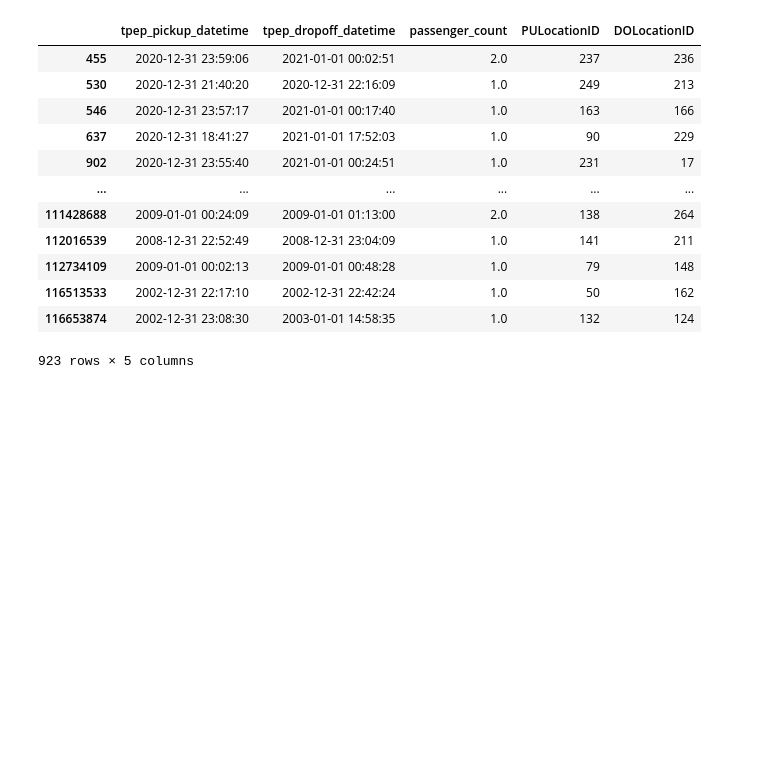
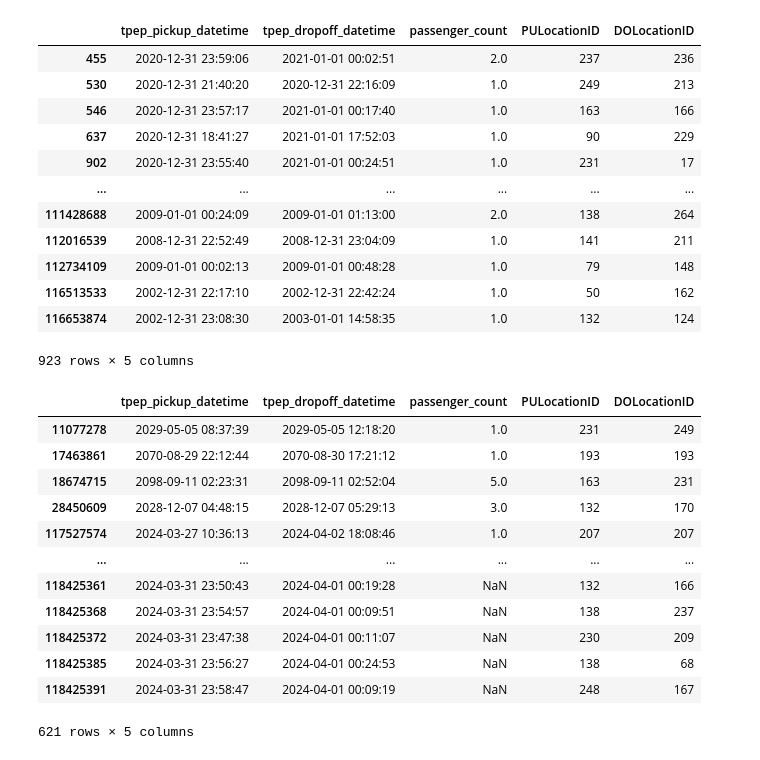
Before and after one commit to eoinmtreacy/pinbox, a Jupyter notebook: data/data_evaluation/taxi_trip_data/yellow_taxi_data_analysis.ipynb, the cells around one changed output. Drawn from its saved outputs; the diff is of its cells as text; code cells hidden in the pictures; blank space fills up the shorter version.

```diff
--- a/data/data_evaluation/taxi_trip_data/yellow_taxi_data_analysis.ipynb
+++ b/data/data_evaluation/taxi_trip_data/yellow_taxi_data_analysis.ipynb
@@ -271,3 +292,20 @@ df[df['tpep_pickup_datetime']<pd.to_datetime('2021-01-01')]
 | 116513533 | 2002-12-31 22:17:10 | 2002-12-31 22:42:24 | 1.0 | 50 | 162 |
 | 116653874 | 2002-12-31 23:08:30 | 2003-01-01 14:58:35 | 1.0 | 132 | 124 |
 923 rows × 5 columns
+# %%
+# Test 5:
+df[df['tpep_dropoff_datetime']>pd.to_datetime('2024-04-01')]
+# %% [output]
+|  | tpep_pickup_datetime | tpep_dropoff_datetime | passenger_count | PULocationID | DOLocationID |
+| 11077278 | 2029-05-05 08:37:39 | 2029-05-05 12:18:20 | 1.0 | 231 | 249 |
+| 17463861 | 2070-08-29 22:12:44 | 2070-08-30 17:21:12 | 1.0 | 193 | 193 |
+| 18674715 | 2098-09-11 02:23:31 | 2098-09-11 02:52:04 | 5.0 | 163 | 231 |
+| 28450609 | 2028-12-07 04:48:15 | 2028-12-07 05:29:13 | 3.0 | 132 | 170 |
+| 117527574 | 2024-03-27 10:36:13 | 2024-04-02 18:08:46 | 1.0 | 207 | 207 |
+| ... | ... | ... | ... | ... | ... |
+| 118425361 | 2024-03-31 23:50:43 | 2024-04-01 00:19:28 | NaN | 132 | 166 |
+| 118425368 | 2024-03-31 23:54:57 | 2024-04-01 00:09:51 | NaN | 138 | 237 |
+| 118425372 | 2024-03-31 23:47:38 | 2024-04-01 00:11:07 | NaN | 230 | 209 |
+| 118425385 | 2024-03-31 23:56:27 | 2024-04-01 00:24:53 | NaN | 138 | 68 |
+| 118425391 | 2024-03-31 23:58:47 | 2024-04-01 00:09:19 | NaN | 248 | 167 |
+621 rows × 5 columns
```
Also changed, not shown: parts of 11 cells of this notebook, 2 other files.
